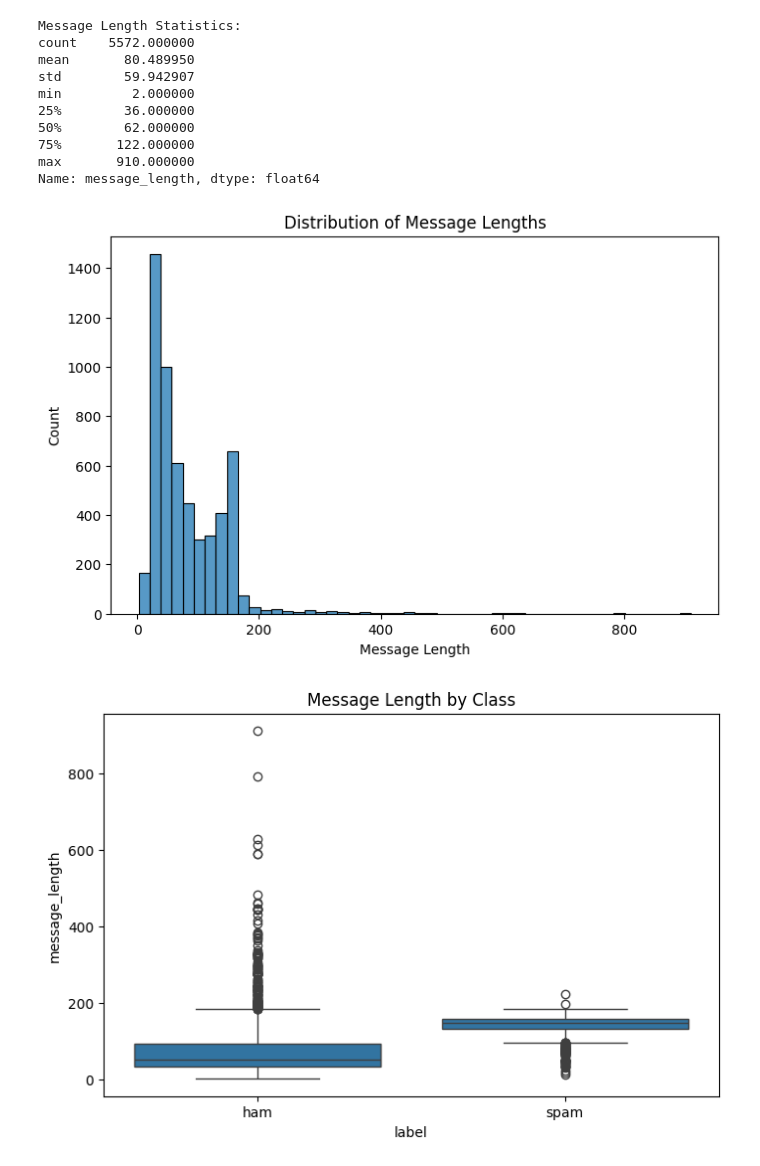
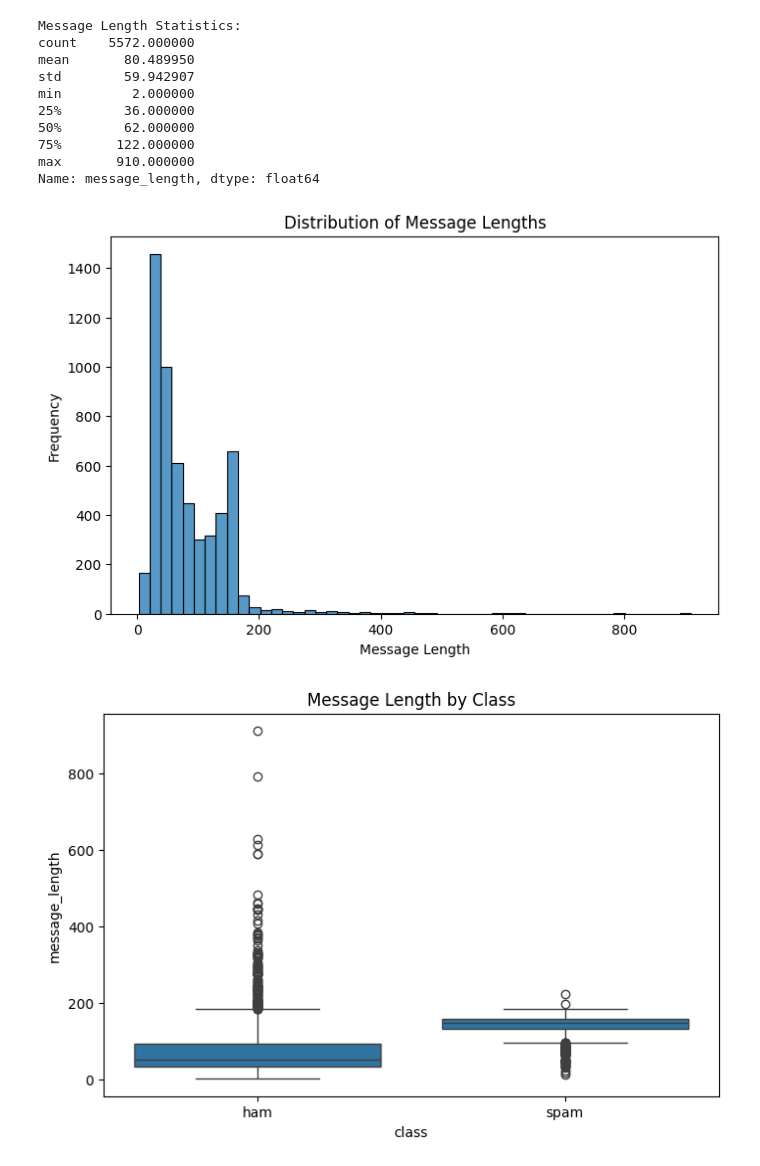
Before and after one commit to Novashiki/Mini-Project-Spam-Classification, a Jupyter notebook: Dataset_analysis.ipynb, the cells around one changed output. Saved outputs shown, nothing was run; the diff lists cells and outputs as text; code cells hidden in the pictures.

```diff
--- a/Dataset_analysis.ipynb
+++ b/Dataset_analysis.ipynb
@@ -6,8 +6,7 @@ import seaborn as sns
 # %%
 url = "https://raw.githubusercontent.com/justmarkham/pycon-2016-tutorial/master/data/sms.tsv"
 
-df = pd.read_csv(url, sep='\t', names=["label", "message"])
+df = pd.read_csv(url, sep='\t', names=[ "class", "message"])
 
-print("Dataset shape:", df.shape)
 df.head()
 # %% [output]
@@ -94,10 +98,11 @@ Name: message_length, dtype: float64
 # %%
 plt.figure(figsize=(8,5))
 sns.histplot(df["message_length"], bins=50)
 plt.title("Distribution of Message Lengths")
 plt.xlabel("Message Length")
+plt.ylabel("Frequency")
 plt.show()
 # %% [output]
-[figure, old version]
+[figure, new version]
 # %%
 plt.figure(figsize=(8,5))
```
Also changed, not shown: parts of 17 cells of this notebook, 1 other file.
